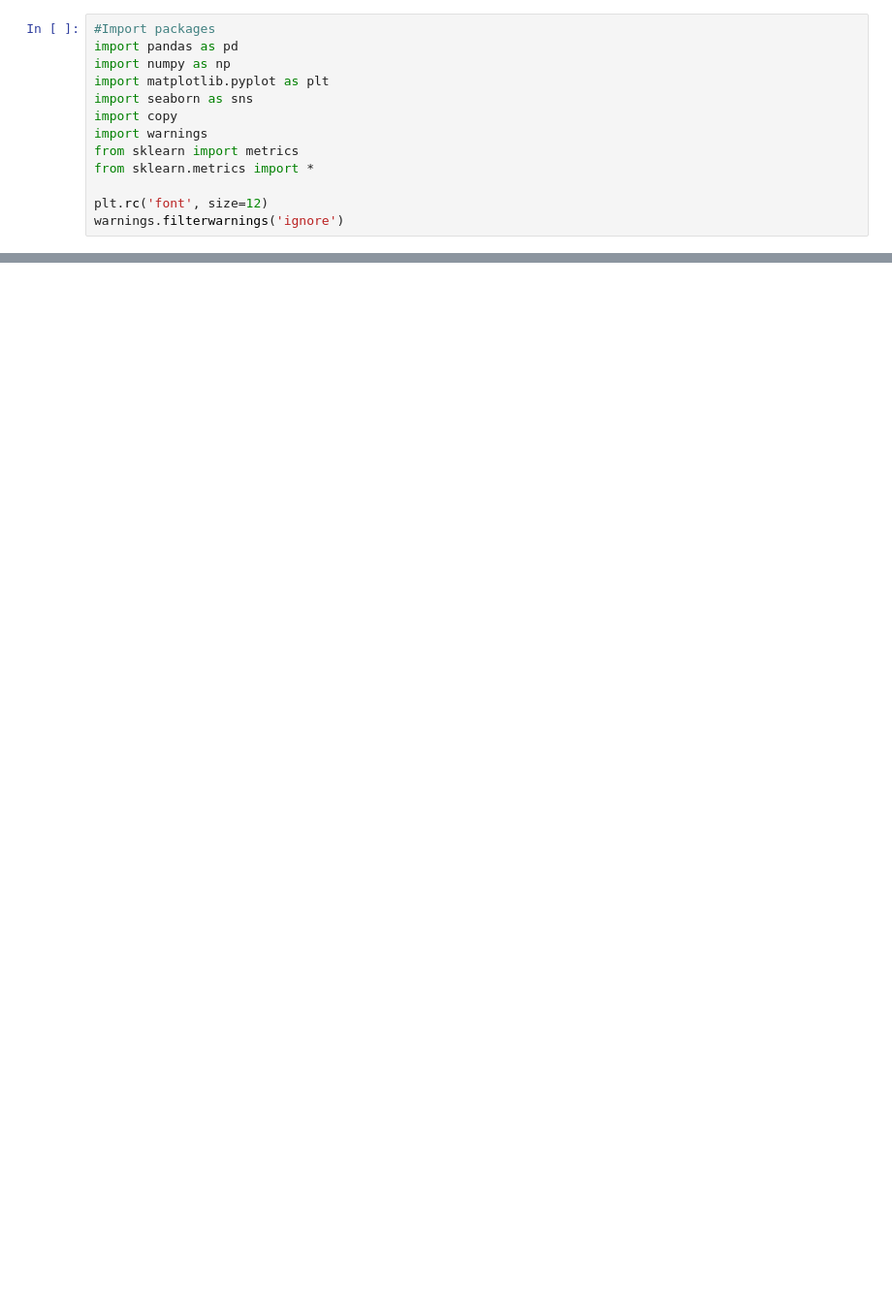
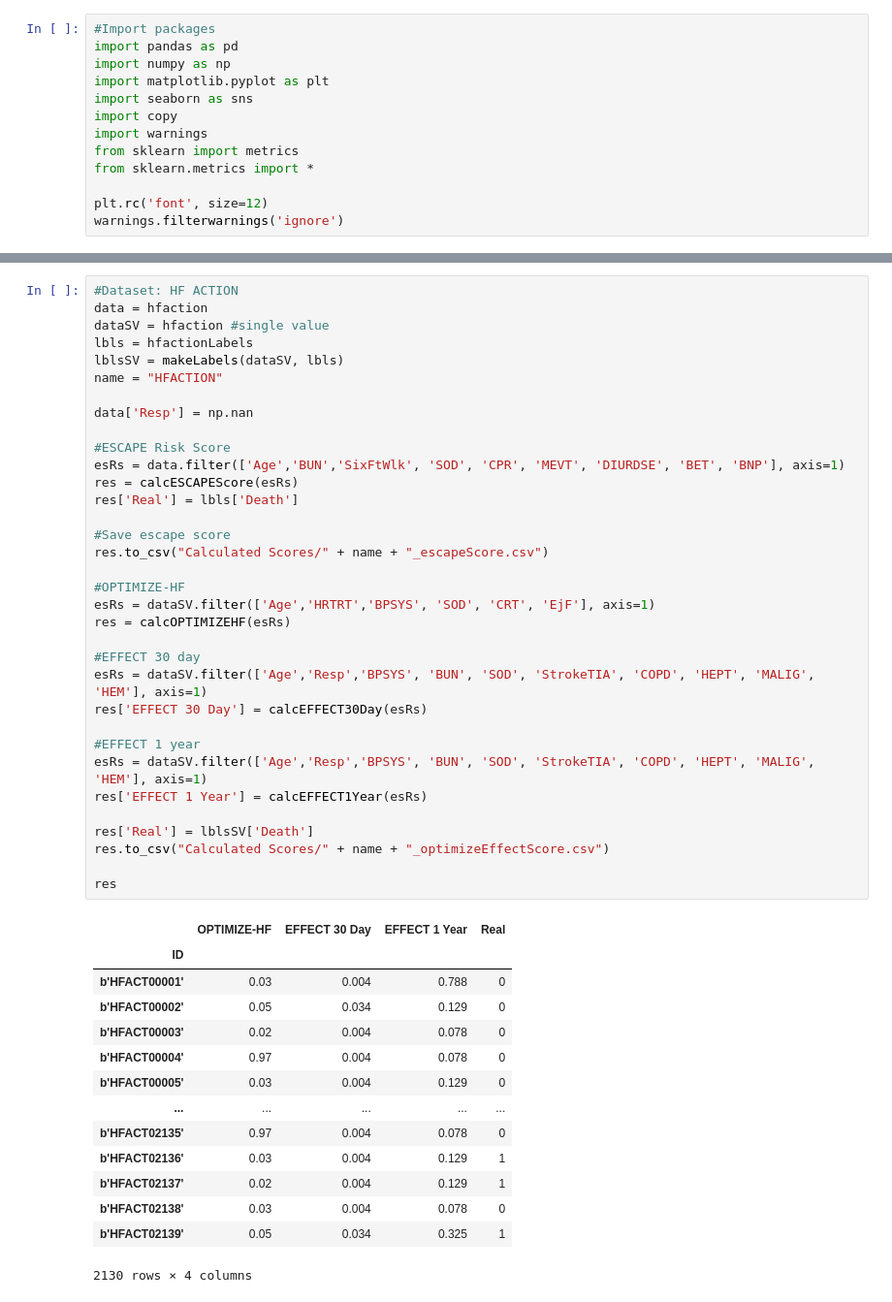
Before and after one commit to jozieLamp/CARNA, a Jupyter notebook: Risk Score Comparison/Calculate Risk Scores.ipynb, the cells around one changed output, grey strips where cells are left out. Shown at 97% size. Cells and saved outputs as stored; diff of their text form; blank space fills up the shorter version.

```diff
--- a/Risk Score Comparison/Calculate Risk Scores.ipynb
+++ b/Risk Score Comparison/Calculate Risk Scores.ipynb
@@ -562,0 +531,49 @@ predNoBNP.extend([0.943 for i in range(1)])
+# %%
+#Dataset: HF ACTION
+data = hfaction
+dataSV = hfaction #single value
+lbls = hfactionLabels
+lblsSV = makeLabels(dataSV, lbls)
+name = "HFACTION"
+
+data['Resp'] = np.nan
+
+#ESCAPE Risk Score
+esRs = data.filter(['Age','BUN','SixFtWlk', 'SOD', 'CPR', 'MEVT', 'DIURDSE', 'BET', 'BNP'], axis=1)
+res = calcESCAPEScore(esRs)
+res['Real'] = lbls['Death']
+
+#Save escape score
+res.to_csv("Calculated Scores/" + name + "_escapeScore.csv")
+
+#OPTIMIZE-HF
+esRs = dataSV.filter(['Age','HRTRT','BPSYS', 'SOD', 'CRT', 'EjF'], axis=1)
+res = calcOPTIMIZEHF(esRs)
+
+#EFFECT 30 day
+esRs = dataSV.filter(['Age','Resp','BPSYS', 'BUN', 'SOD', 'StrokeTIA', 'COPD', 'HEPT', 'MALIG', 'HEM'], axis=1)
+res['EFFECT 30 Day'] = calcEFFECT30Day(esRs)
+
+#EFFECT 1 year
+esRs = dataSV.filter(['Age','Resp','BPSYS', 'BUN', 'SOD', 'StrokeTIA', 'COPD', 'HEPT', 'MALIG', 'HEM'], axis=1)
+res['EFFECT 1 Year'] = calcEFFECT1Year(esRs)
+
+res['Real'] = lblsSV['Death']
+res.to_csv("Calculated Scores/" + name + "_optimizeEffectScore.csv")
+
+res
+# %% [output]
+|  | OPTIMIZE-HF | EFFECT 30 Day | EFFECT 1 Year | Real |
+| ID |  |  |  |  |
+| b'HFACT00001' | 0.03 | 0.004 | 0.788 | 0 |
+| b'HFACT00002' | 0.05 | 0.034 | 0.129 | 0 |
+| b'HFACT00003' | 0.02 | 0.004 | 0.078 | 0 |
+| b'HFACT00004' | 0.97 | 0.004 | 0.078 | 0 |
+| b'HFACT00005' | 0.03 | 0.004 | 0.129 | 0 |
+| ... | ... | ... | ... | ... |
+| b'HFACT02135' | 0.97 | 0.004 | 0.078 | 0 |
+| b'HFACT02136' | 0.03 | 0.004 | 0.129 | 1 |
+| b'HFACT02137' | 0.02 | 0.004 | 0.129 | 1 |
+| b'HFACT02138' | 0.03 | 0.004 | 0.078 | 0 |
+| b'HFACT02139' | 0.05 | 0.034 | 0.325 | 1 |
+2130 rows × 4 columns
```
Also changed, not shown: parts of 18 cells of this notebook, 15 other files.
